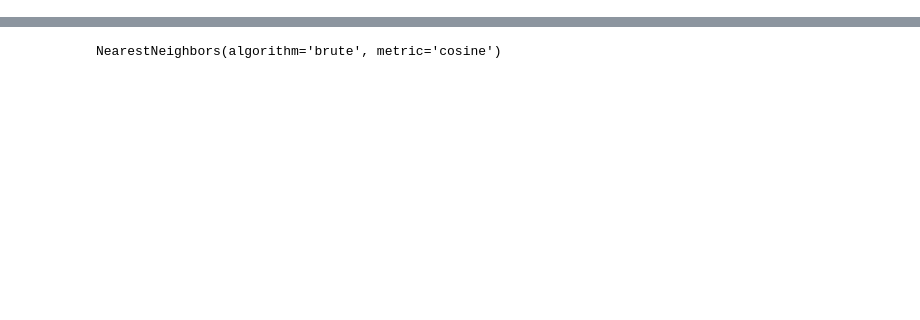
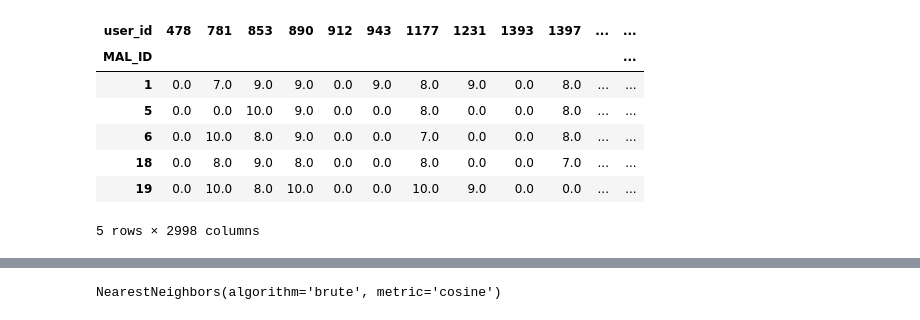
Before and after one commit to jshen1110/anime_recommendation, a Jupyter notebook: unsupervised_knn.ipynb, the cells around one changed output, grey strips where cells are left out. Saved outputs shown, nothing was run; the diff lists cells and outputs as text; code cells hidden in the pictures; blank space fills up the shorter version.

```diff
--- a/unsupervised_knn.ipynb
+++ b/unsupervised_knn.ipynb
@@ -287,0 +152,12 @@ recommendation_user_based_knn
+# %%
+anime_matrix_UII_user_based = rating_popular_anime.pivot_table(index='MAL_ID', columns='user_id', values='rating').fillna(0)
+anime_matrix_UII_user_based.head()
+# %% [output]
+| user_id | 478 | 781 | 853 | 890 | 912 | 943 | 1177 | 1231 | 1393 | 1397 | ... | ... |
+| MAL_ID |  |  |  |  |  |  |  |  |  |  |  | ... |
+| 1 | 0.0 | 7.0 | 9.0 | 9.0 | 0.0 | 9.0 | 8.0 | 9.0 | 0.0 | 8.0 | ... | ... |
+| 5 | 0.0 | 0.0 | 10.0 | 9.0 | 0.0 | 0.0 | 8.0 | 0.0 | 0.0 | 8.0 | ... | ... |
+| 6 | 0.0 | 10.0 | 8.0 | 9.0 | 0.0 | 0.0 | 7.0 | 0.0 | 0.0 | 8.0 | ... | ... |
+| 18 | 0.0 | 8.0 | 9.0 | 8.0 | 0.0 | 0.0 | 8.0 | 0.0 | 0.0 | 7.0 | ... | ... |
+| 19 | 0.0 | 10.0 | 8.0 | 10.0 | 0.0 | 0.0 | 10.0 | 9.0 | 0.0 | 0.0 | ... | ... |
+5 rows × 2998 columns
```
Also changed, not shown: parts of 56 cells of this notebook, 1 other file.
